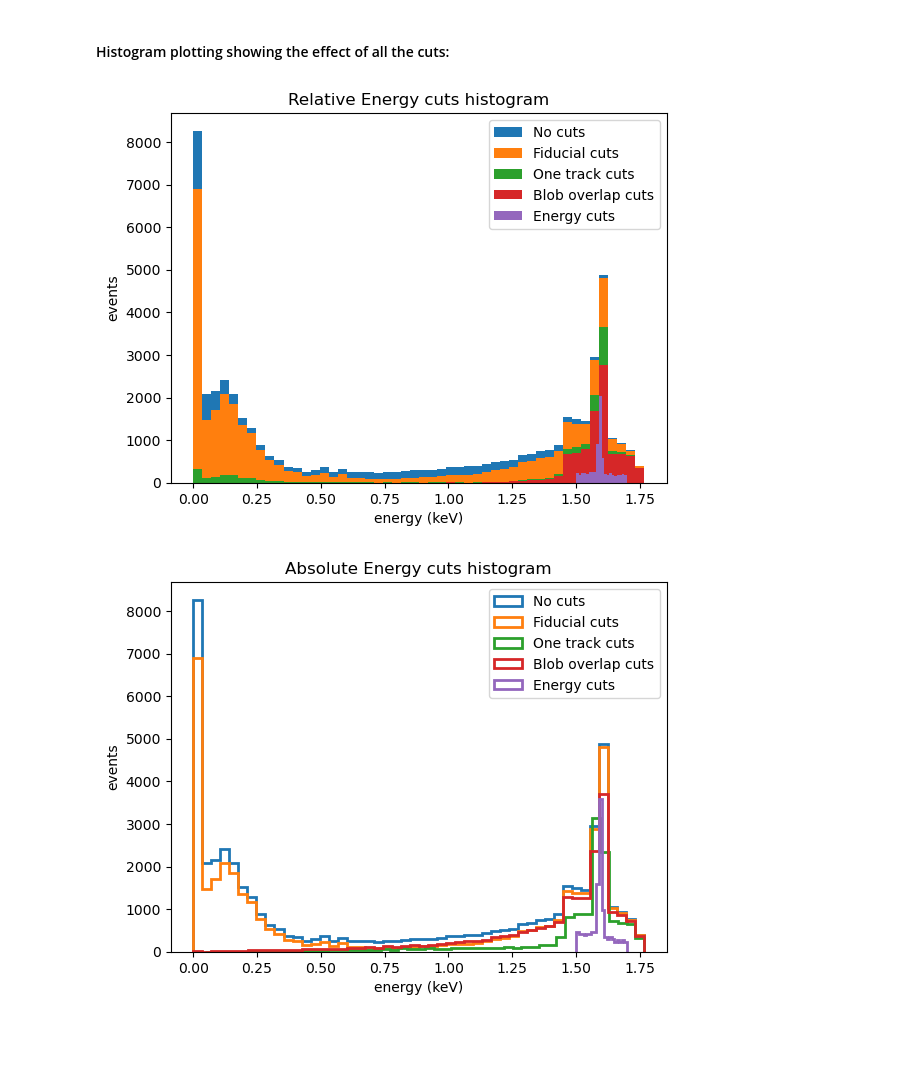
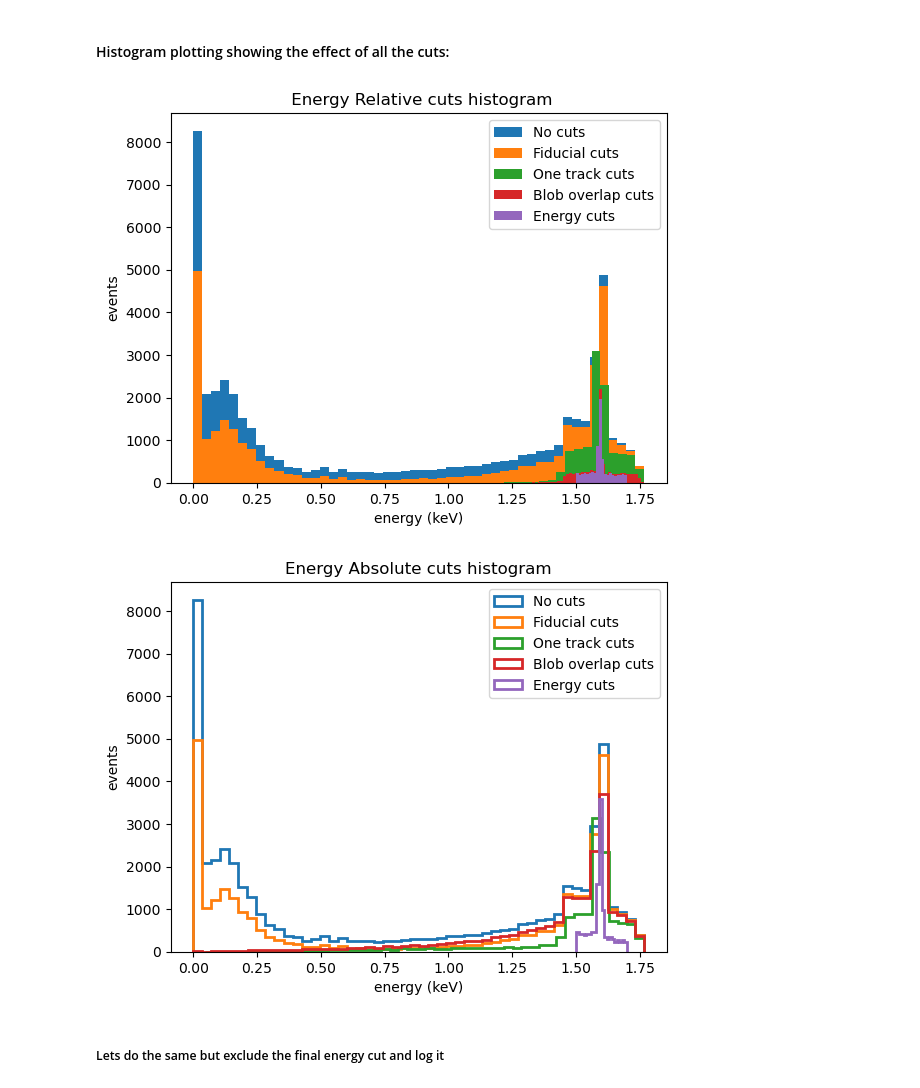
Before and after one commit to jwaiton/next_misc, a Jupyter notebook: Isaura_work/isaura_study.ipynb, the cells around one changed output. Saved outputs shown, nothing was run; the diff lists cells and outputs as text; code cells hidden in the pictures; blank space fills up the shorter version.

Commit message:
added lots of new info :)

```diff
--- a/Isaura_work/isaura_study.ipynb
+++ b/Isaura_work/isaura_study.ipynb
@@ -17,11 +28,27 @@ file = f'isaura/isaura_10_228Th.h5'
 
 file_names = [f for f in os.listdir(folder_path) if os.path.isfile(os.path.join(folder_path, f))]
 
+# NOTE Break this section up, its annoying like this.
 dfs = []
+df_trs = []
+df_ems = []
 # create massive dataframe with all of them
 for file in file_names:
     file_path = 'isaura/' + file
     df = dstio.load_dst(file_path, 'Tracking', 'Tracks')
     dfs.append(df)
+    # include MC particles (boooo takes ages)
+
+    # collecting the correct components of the file, not exactly sure how this works
+    df_ps = pd.read_hdf(file_path, 'MC/particles')
+    #df_ps = df_ps[df_ps.creator_proc == 'conv']
+    # collecting event map
+    df_em = mcio.load_eventnumbermap(file_path).set_index('nexus_evt')
+    df_trs.append(df_ps)
+    df_ems.append(df_em)
 
 tracks = pd.concat(dfs, axis=0, ignore_index=True)
+
+particles = pd.concat(df_trs, ignore_index=True)
+eventmap = pd.concat([dt for dt in df_ems])
+# create particle list also
@@ -174,22 +293,27 @@ def cut_effic(df1, df2):
     return efficiency
 # %%
-def plot_hist(df, column = 'energy', binning = 20, title = "Energy plot", output = True, fill = True, label = 'default', x_label = 'energy (keV)'):
+def plot_hist(df, column = 'energy', binning = 20, title = "Energy plot", output = True, fill = True, label = 'default', x_label = 'energy (keV)', range = 0, data = False):
     '''
     Print a histogram of energy from our dataframe,.
     '''
     # for simplicity/readability, scoop out the relevant columns from the pandas dataframe.
     energy_vals = df[column].to_numpy()
 
+    if (range==0):
+        range = (np.min(energy_vals), np.max(energy_vals))
+
     # control viewing of hist
     if (fill == True):
-        plt.hist(energy_vals, bins = binning, label = label)
+        cnts, edges, patches = plt.hist(energy_vals, bins = binning, label = label, range = range)
     else:
-        plt.hist(energy_vals, bins = binning, label = label, histtype='step', linewidth = 2)
+        cnts, edges, patches = plt.hist(energy_vals, bins = binning, label = label, histtype='step', linewidth = 2, range = range)
     plt.title(title)
     plt.ylabel("events")
     plt.xlabel(x_label)
     if (output==True):
         plt.show()
+    if (data==True):
+        return (cnts, edges, patches)
     else:
         return
 # %%
@@ -280,6 +438,7 @@ def fiducial_track_cut(df, lower_z = 20, upper_z = 1195, r_lim = 472, verbose =
 def one_track_cuts(df, verbose = False):
     '''
     Remove events with more than one track
+    THERE IS A COLUMN WITH THIS INFO IN IT, CALCULATING IT IS UNNECESSARY
     '''
     # 1-track event counter
     event_counts = df.groupby('event').size()
@@ -368,17 +534,26 @@ Largest x_max values: 486.68
 cut_names = []
 rel_cut_effics = []
 abs_cut_effics = []
+cut_events = []
+
+# no cuts
+cut_names.append("No cuts")
+rel_cut_effics.append(100)
+abs_cut_effics.append(100)
+# number of events
+cut_events.append(len_events(tracks))
 
 cut_names.append("Fiducial Cuts")
 
 # make fiducial cuts
-fiducial = fiducial_track_cut(tracks, lower_z = 20, upper_z=1195, r_lim = 472, verbose = True)
+fiducial = fiducial_track_cut_2(tracks, lower_z = 20, upper_z=1195, r_lim = 472, verbose = True)
 
 # make efficiency calculation
 ef = cut_effic(fiducial, tracks)
 
 # add efficiency calculation
 rel_cut_effics.append(ef)
+cut_events.append(len_events(fiducial))
 abs_cut_effics.append(ef)
 # %% [output]
 Cutting events around fiducial volume related to:
@@ -536,20 +724,22 @@ plot_hist(ecut_rel, binning = 50)
 # %%
 plot_hist(tracks, label = 'No cuts', output = False, binning = 50)
 plot_hist(fiducial, label = 'Fiducial cuts', output = False, binning = 50)
 plot_hist(one_track_rel, label = 'One track cuts', output = False, binning = 50)
 plot_hist(ovlp_rel, label = 'Blob overlap cuts', output = False, binning = 50)
-plot_hist(ecut_rel, label = 'Energy cuts', output = False, title='Relative Energy cuts histogram')
+plot_hist(ecut_rel, label = 'Energy cuts', output = False, title=' Energy Relative cuts histogram')
 plt.legend()
 plt.show()
 # %% [output]
-[figure, old version]
+[figure, new version]
 # %%
 plot_hist(tracks, label = 'No cuts', output = False, binning = 50, fill = False)
 plot_hist(fiducial, label = 'Fiducial cuts', output = False, binning = 50, fill = False)
 plot_hist(one_track_abs, label = 'One track cuts', output = False, binning = 50, fill = False)
 plot_hist(ovlp_abs, label = 'Blob overlap cuts', output = False, binning = 50, fill = False)
-plot_hist(ecut_abs, label = 'Energy cuts', output = False, title='Absolute Energy cuts histogram', fill = False)
+plot_hist(ecut_abs, label = 'Energy cuts', output = False, title='Energy Absolute cuts histogram', fill = False)
 plt.legend()
 plt.show()
 # %% [output]
-[figure, old version]
+[figure, new version]
+# %% [markdown]
+##### Lets do the same but exclude the final energy cut and log it
```
Also changed, not shown: parts of 62 cells of this notebook.
